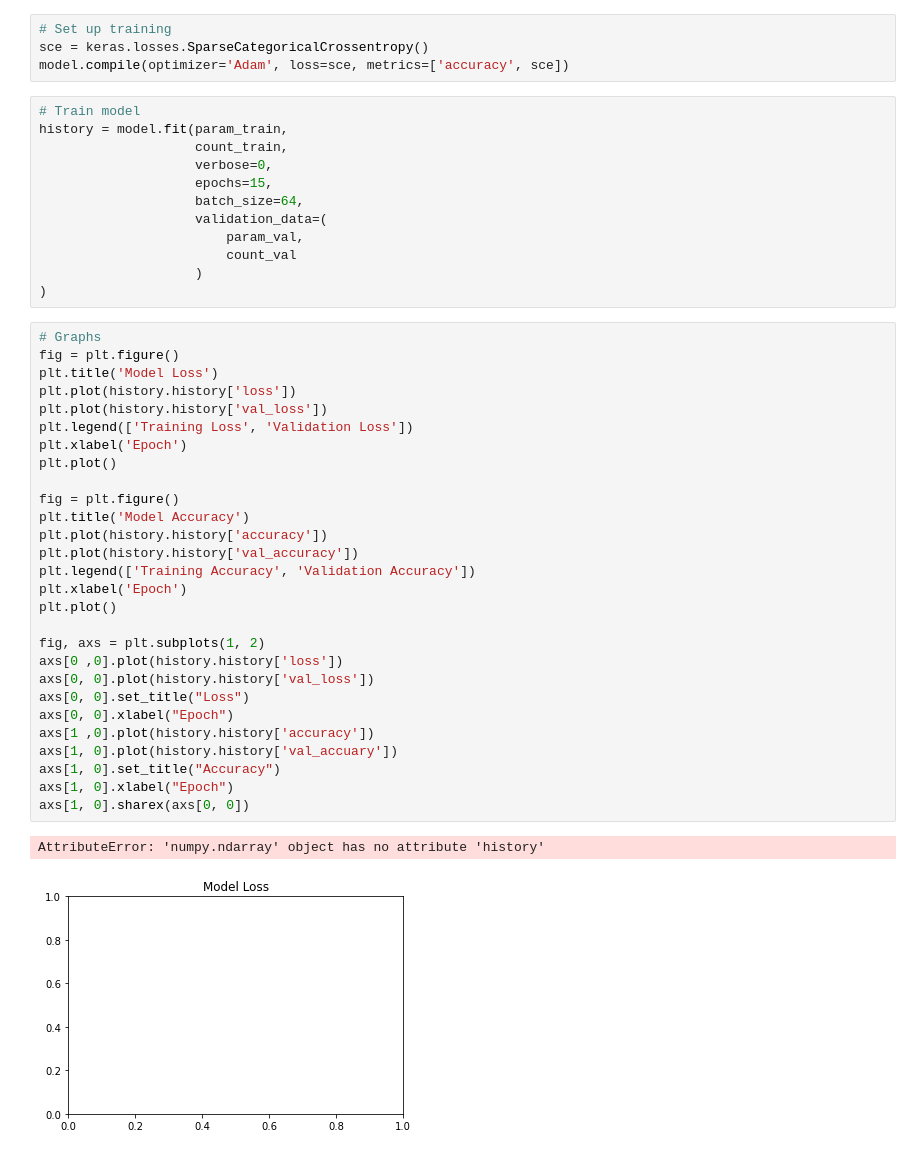
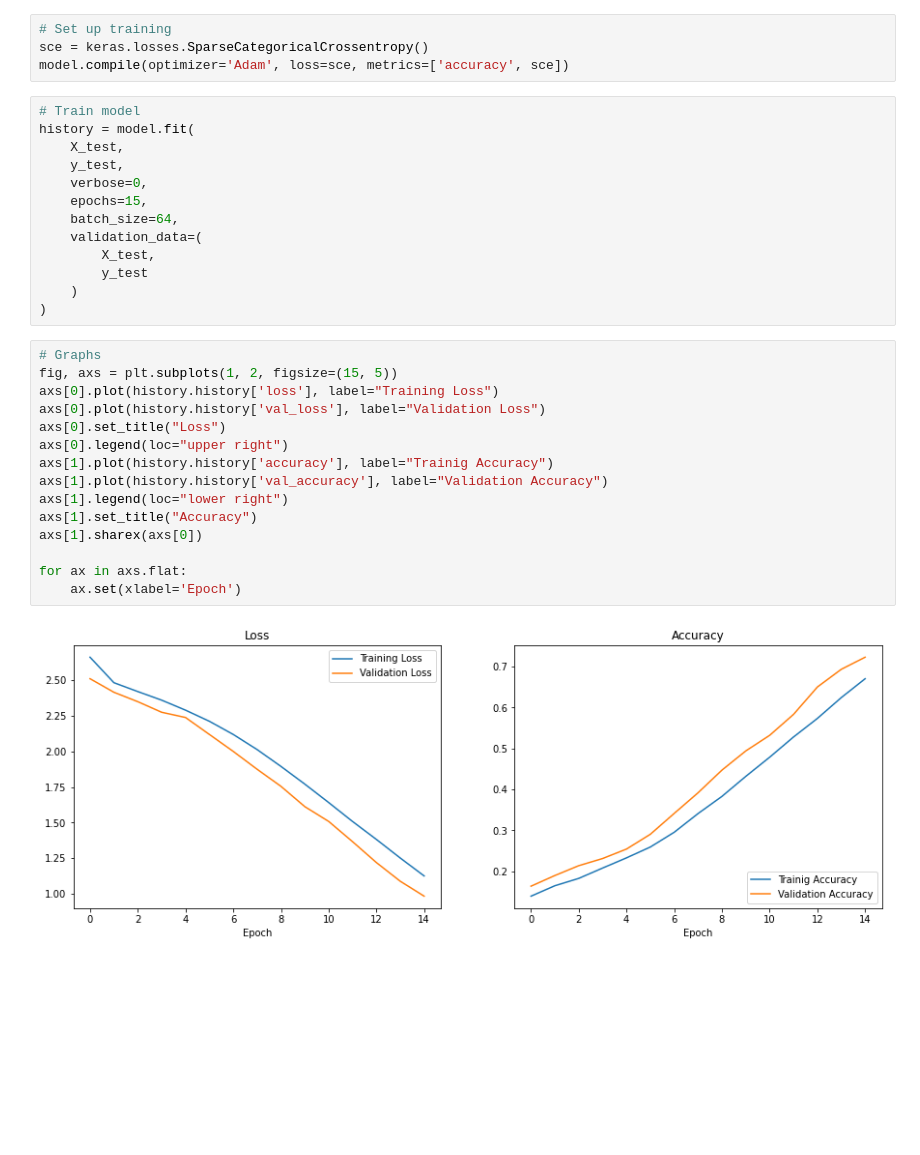
Before and after one commit to linus-md/REU, a Jupyter notebook: neural_count.ipynb, the cells around one changed output. Cells and saved outputs as stored; diff of their text form; blank space fills up the shorter version.

```diff
--- a/neural_count.ipynb
+++ b/neural_count.ipynb
@@ -59,44 +55,31 @@ sce = keras.losses.SparseCategoricalCrossentropy()
 model.compile(optimizer='Adam', loss=sce, metrics=['accuracy', sce])
 # %%
 # Train model
-history = model.fit(param_train,
-                    count_train,
-                    verbose=0,
-                    epochs=15,
-                    batch_size=64,
-                    validation_data=(
-                        param_val,
-                        count_val
-                    )
+history = model.fit(
+    X_test,
+    y_test,
+    verbose=0,
+    epochs=15,
+    batch_size=64,
+    validation_data=(
+        X_test,
+        y_test
+    )
 )
 # %%
 # Graphs
-fig = plt.figure()
-plt.title('Model Loss')
-plt.plot(history.history['loss'])
-plt.plot(history.history['val_loss'])
-plt.legend(['Training Loss', 'Validation Loss'])
-plt.xlabel('Epoch')
-plt.plot()
+fig, axs = plt.subplots(1, 2, figsize=(15, 5))
+axs[0].plot(history.history['loss'], label="Training Loss")
+axs[0].plot(history.history['val_loss'], label="Validation Loss")
+axs[0].set_title("Loss")
+axs[0].legend(loc="upper right")
+axs[1].plot(history.history['accuracy'], label="Trainig Accuracy")
+axs[1].plot(history.history['val_accuracy'], label="Validation Accuracy")
+axs[1].legend(loc="lower right")
+axs[1].set_title("Accuracy")
+axs[1].sharex(axs[0])
 
-fig = plt.figure()
-plt.title('Model Accuracy')
-plt.plot(history.history['accuracy'])
-plt.plot(history.history['val_accuracy'])
-plt.legend(['Training Accuracy', 'Validation Accuracy'])
-plt.xlabel('Epoch')
-plt.plot()
-
-fig, axs = plt.subplots(1, 2)
-axs[0 ,0].plot(history.history['loss'])
-axs[0, 0].plot(history.history['val_loss'])
-axs[0, 0].set_title("Loss")
-axs[0, 0].xlabel("Epoch")
-axs[1 ,0].plot(history.history['accuracy'])
-axs[1, 0].plot(history.history['val_accuary'])
-axs[1, 0].set_title("Accuracy")
-axs[1, 0].xlabel("Epoch")
-axs[1, 0].sharex(axs[0, 0])
+for ax in axs.flat:
+    ax.set(xlabel='Epoch')
 # %% [output]
-AttributeError: 'numpy.ndarray' object has no attribute 'history'
-[figure, old version]
+[figure, new version]
```
Also changed, not shown: parts of 4 cells of this notebook.
